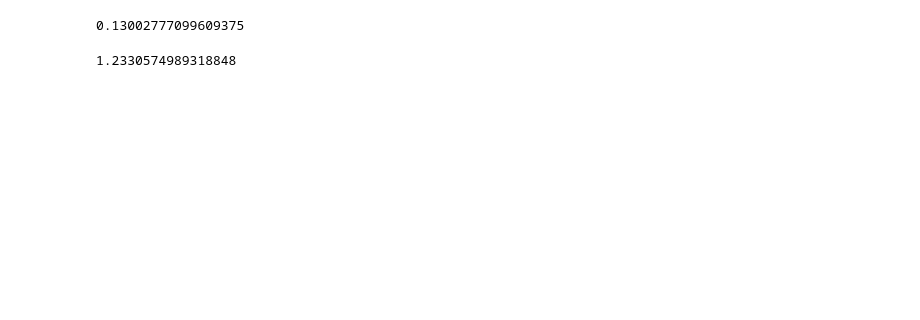
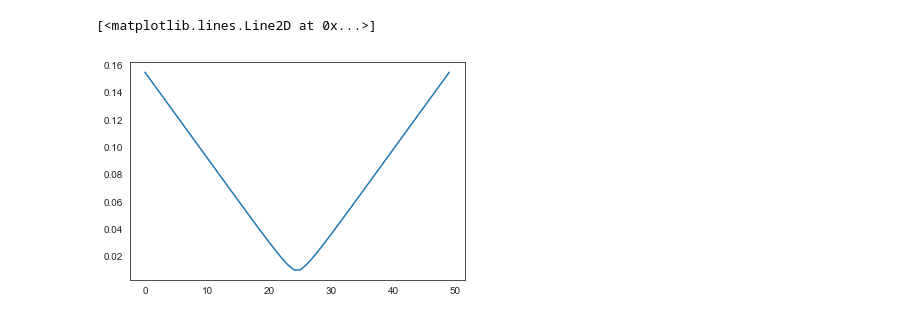
Before and after one commit to ampolloreno/decorrelating_errors, a Jupyter notebook: code/Plots.ipynb, the cells around one changed output. Cells and saved outputs as stored; diff of their text form; code cells hidden in the pictures; blank space fills up the shorter version.

```diff
--- a/code/Plots.ipynb
+++ b/code/Plots.ipynb
@@ -115,5 +97,5 @@ pygsti.tools.optools.unitary_to_pauligate
 # %%
-def get_unitary(c_ind, epsilon1, epsilon2, delta1, delta2):
+def get_unitary(data, c_ind, epsilon1, epsilon2, delta1, delta2):
     u = np.eye(4, dtype='complex')
 
     a = epsilon1 * data.ambient_hamiltonian[0]
@@ -135,6 +114,0 @@ from time import time
-# %%
-t1 = time()
-u = get_unitary(34,0,0,0,0)
-print(time()-t1)
-# %% [output]
-0.13002777099609375
@@ -143,3 +115,13 @@ import pygsti
+# %%
+ed = []
+for x in np.linspace(-.01,.01):
+    u = get_unitary(data1, 1023,x,x,0,0)
+    pu = change_basis(np.kron(u.conj(), u), 'col', 'pp')
+    ed += [pygsti.tools.optools.diamonddist(piSWAP, pu, 'pp')/2]
+plt.plot(ed)
+# %% [output]
+[<matplotlib.lines.Line2D at 0x...>]
+[figure, added]
 # %%
 iSWAP = np.zeros([4,4], dtype='complex')
 iSWAP[0,0] = 1
@@ -152,6 +132,0 @@ pu = pygsti.tools.basistools.change_basis(np.kron(u.conj(), u), 'std', 'pp')
-# %%
-t1=time()
-pygsti.tools.optools.diamonddist(piSWAP, pu, 'pp')
-print(time()-t1)
-# %% [output]
-1.2330574989318848
```
Also changed, not shown: parts of 26 cells of this notebook.
